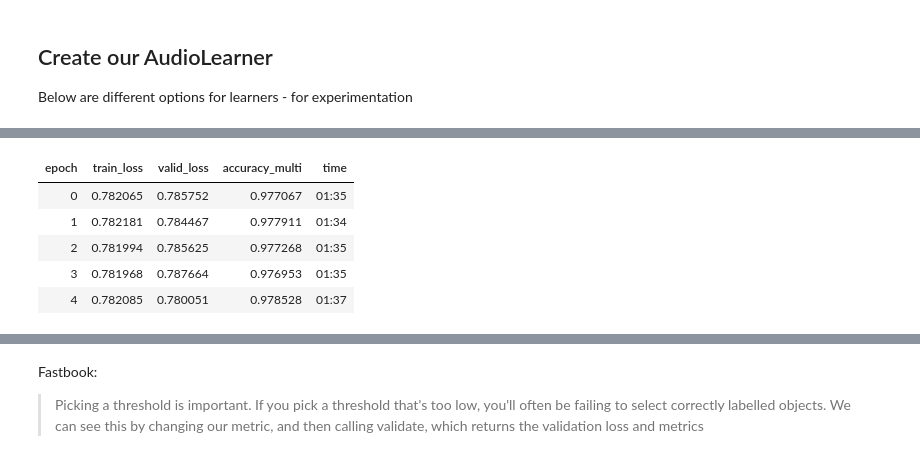
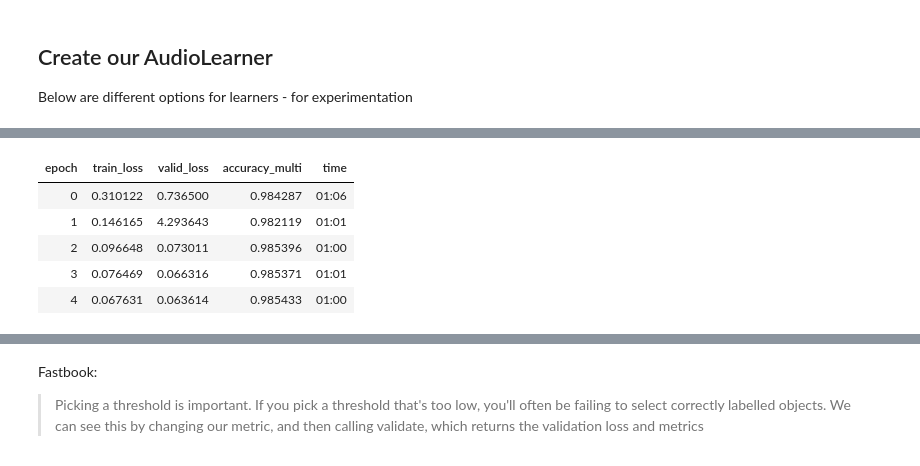
Before and after one commit to mikful/udacity-mlend-capstone, a Jupyter notebook: udacity_mlend_capstone_fastai2_deploy_sagemaker_colab_dev.ipynb, the cells around one changed output, grey strips where cells are left out. Saved outputs shown, nothing was run; the diff lists cells and outputs as text; code cells hidden in the pictures.

```diff
--- a/udacity_mlend_capstone_fastai2_deploy_sagemaker_colab_dev.ipynb
+++ b/udacity_mlend_capstone_fastai2_deploy_sagemaker_colab_dev.ipynb
@@ -519,12 +526,12 @@ SuggestedLRs(lr_min=0.30223941802978516, lr_steep=2.4737818241119385)
 # %%
-learn.fit_one_cycle(5, 1e-3)
+learn.fit_one_cycle(5, 4e-2)
 # %% [output]
 | epoch | train_loss | valid_loss | accuracy_multi | time |
-| 0 | 0.782065 | 0.785752 | 0.977067 | 01:35 |
-| 1 | 0.782181 | 0.784467 | 0.977911 | 01:34 |
-| 2 | 0.781994 | 0.785625 | 0.977268 | 01:35 |
-| 3 | 0.781968 | 0.787664 | 0.976953 | 01:35 |
-| 4 | 0.782085 | 0.780051 | 0.978528 | 01:37 |
+| 0 | 0.310122 | 0.736500 | 0.984287 | 01:06 |
+| 1 | 0.146165 | 4.293643 | 0.982119 | 01:01 |
+| 2 | 0.096648 | 0.073011 | 0.985396 | 01:00 |
+| 3 | 0.076469 | 0.066316 | 0.985371 | 01:01 |
+| 4 | 0.067631 | 0.063614 | 0.985433 | 01:00 |
 # %%
 learn.show_results()
 # %% [output]
```
Also changed, not shown: parts of 50 cells of this notebook.
